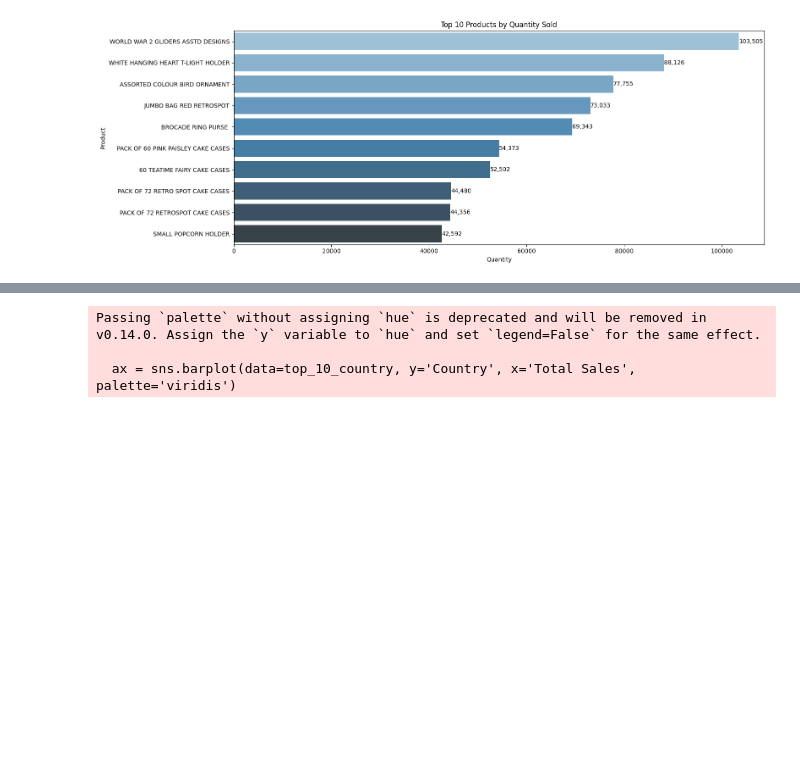
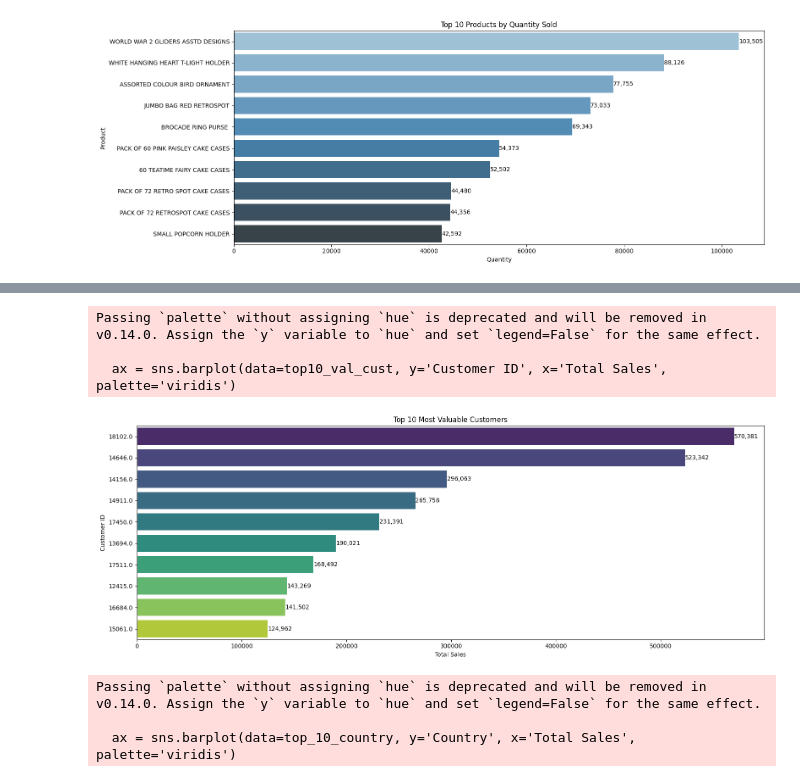
Before and after one commit to daff00/trendify-customer-segmentation, a Jupyter notebook: notebook.ipynb, the cells around one changed output, grey strips where cells are left out. Cells and saved outputs as stored; diff of their text form; code cells hidden in the pictures; blank space fills up the shorter version.

```diff
--- a/notebook.ipynb
+++ b/notebook.ipynb
@@ -29,7 +29,7 @@ import seaborn as sns
 # %% [markdown]
 #### Read the dataset
 # %%
-sales = pd.read_csv("online_retail_II.csv", engine='pyarrow')
+sales = pd.read_csv("./Dataset/online_retail_II.csv", engine='pyarrow')
 
 # See the top 5 data
 sales.head()
@@ -94,7 +94,7 @@ sales.duplicated().sum()
 np.int64(0)
 # %%
 # Convert columns data types into the right one
-sales['Customer ID'] = sales['Customer ID'].astype('object')
+sales['Customer ID'] = sales['Customer ID'].astype('str')
 sales.info()
 # %% [output]
 <class 'pandas.core.frame.DataFrame'>
@@ -248,3 +248,9 @@ Passing `palette` without assigning `hue` is deprecated and will be removed in v
 
   ax = sns.barplot(data=top_10_qty, y='Description', x='Quantity', palette='Blues_d')
 [figure]
+# %%
+# Most valuable customers
+valuable_cust = sales.groupby(['Customer ID'])['Total Sales'].sum().reset_index()
+valuable_cust = valuable_cust.sort_values(by='Total Sales', ascending=False)
+top10_val_cust = valuable_cust.head(10)
+top10_val_cust
@@ -251,3 +269,22 @@ Passing `palette` without assigning `hue` is deprecated and will be removed in v
+# %%
+# Top Customer
+plt.figure(figsize=(16, 6))
+ax = sns.barplot(data=top10_val_cust, y='Customer ID', x='Total Sales', palette='viridis')
+
+# Add data labels
+for i, value in enumerate(top10_val_cust['Total Sales']):
+    plt.text(value, i, f'{value:,.0f}', va='center')  # format with comma, no decimal
+
+plt.title("Top 10 Most Valuable Customers")
+plt.xlabel("Total Sales")
+plt.ylabel("Customer ID")
+plt.tight_layout()
+plt.show()
+# %% [output]
+Passing `palette` without assigning `hue` is deprecated and will be removed in v0.14.0. Assign the `y` variable to `hue` and set `legend=False` for the same effect.
+
+  ax = sns.barplot(data=top10_val_cust, y='Customer ID', x='Total Sales', palette='viridis')
+[figure, added]
 # %%
 # Top Country Contributed to sales
 top_country = sales.groupby(['Country'])['Total Sales'].sum().reset_index()
```
Also changed, not shown: parts of 3 cells of this notebook, 3 other files.
